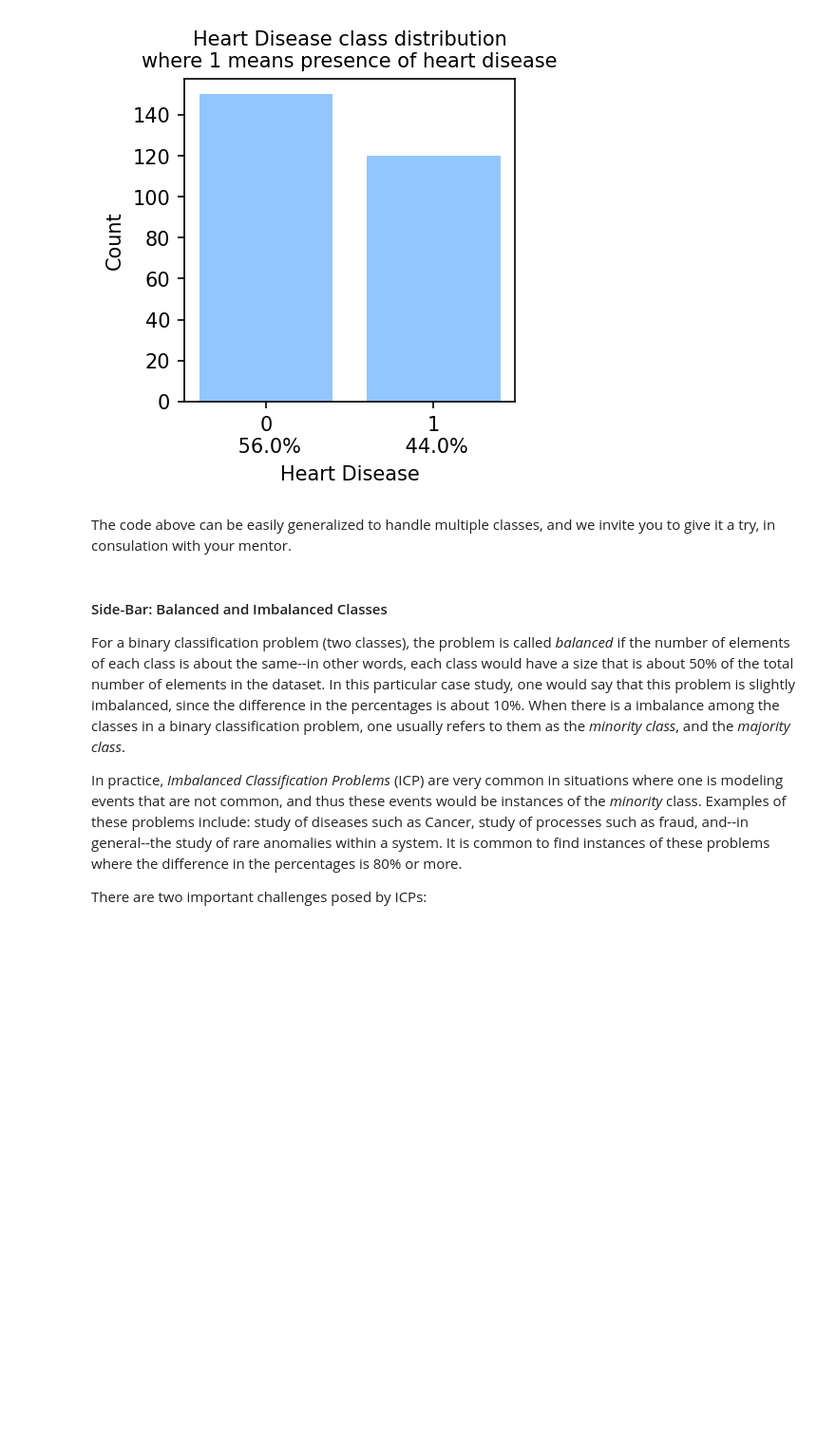
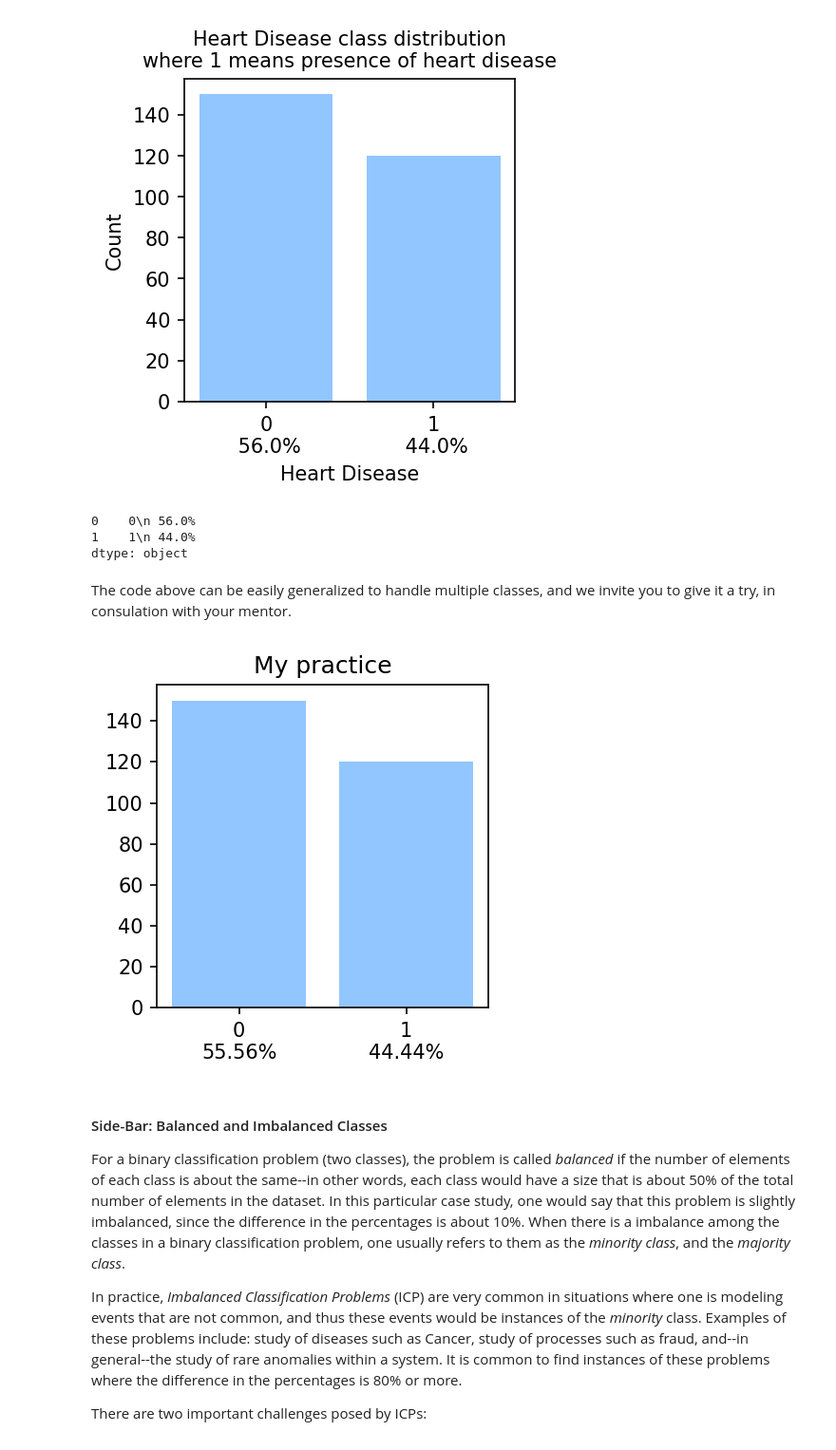
Before and after one commit to o-kazemi/Logistic-Regression-Advanced-Case-Study, a Jupyter notebook: Logistic Regression Advanced Case Study.ipynb, the cells around one changed output. Shown at 95% size. Saved outputs shown, nothing was run; the diff lists cells and outputs as text; code cells hidden in the pictures; blank space fills up the shorter version.

```diff
--- a/Logistic Regression Advanced Case Study.ipynb
+++ b/Logistic Regression Advanced Case Study.ipynb
@@ -494,8 +501,24 @@ ax.set_title('Heart Disease class distribution\nwhere 1 means presence of heart
 plt.show()
 # %% [output]
 [figure]
+# %%
+print(class_percentages.index.astype(str) + '\n' + ' ' +
+                   class_percentages.round(0).astype(str) + '%')
+# %% [output]
+0    0\n 56.0%
+1    1\n 44.0%
+dtype: object
 # %% [markdown]
 The code above can be easily generalized to handle multiple classes, and we invite you to give it a try, in consulation with your mentor.
+# %%
+fig, ax = plt.subplots()
+ax.bar(class_counts.index,class_counts)
+ax.set_xticks([0,1])
+ax.set_xticklabels(class_percentages.index.astype('str')+''+'\n'+round(class_percentages,2).astype('str')+'%')
+ax.set_title('My practice')
+plt.show()
+# %% [output]
+[figure, added]
 # %% [markdown]
 #### Side-Bar: Balanced and Imbalanced Classes
 For a binary classification problem (two classes), the problem is called *balanced* if the number of elements of each class is about the same--in other words, each class would have a size that is about 50% of the total number of elements in the dataset. In this particular case study, one would say that this problem is slightly imbalanced, since the difference in the percentages is about 10%. When there is a imbalance among the classes in a binary classification problem, one usually refers to them as the *minority class*, and the *majority class*.
```
Also changed, not shown: parts of 18 cells of this notebook.
